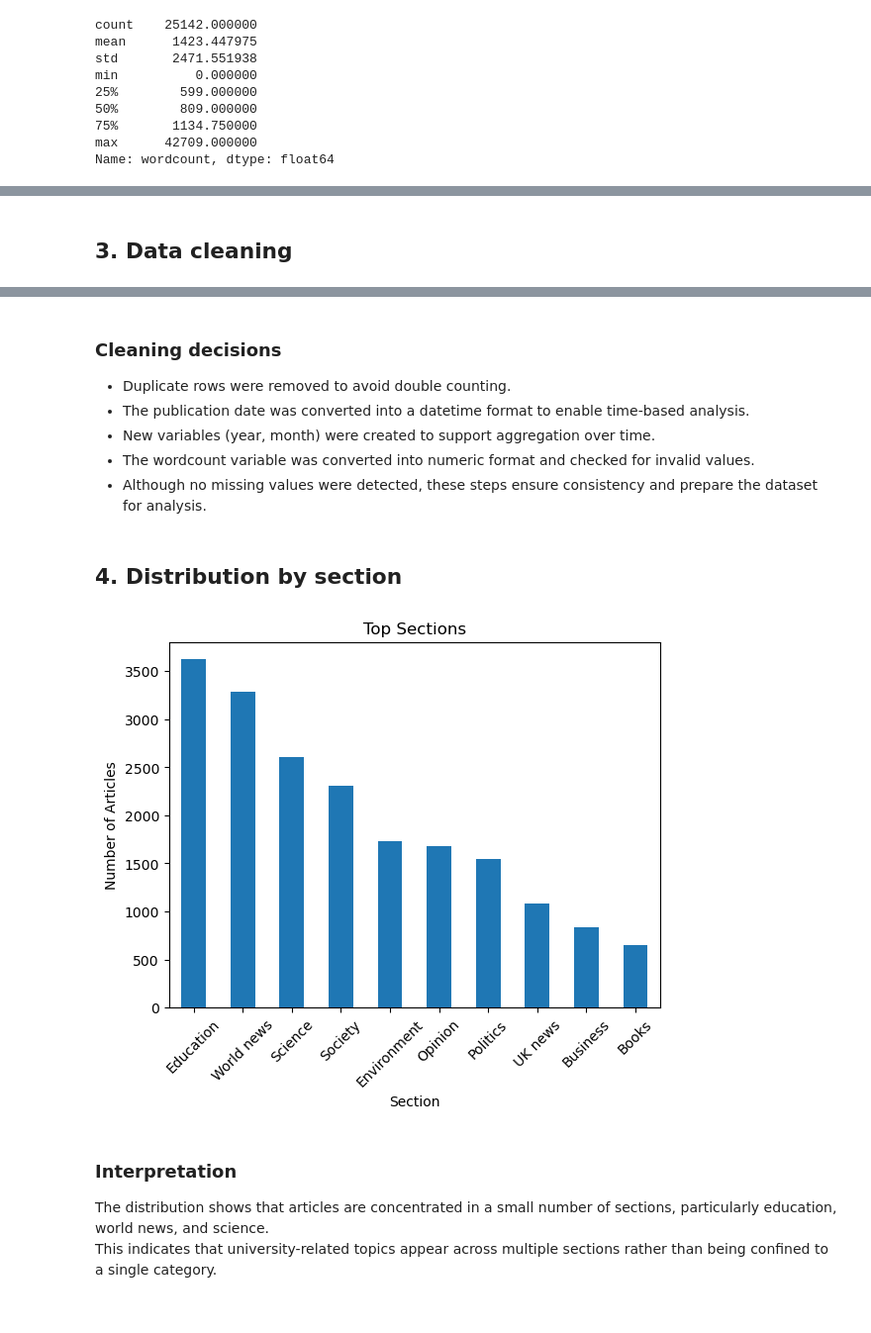
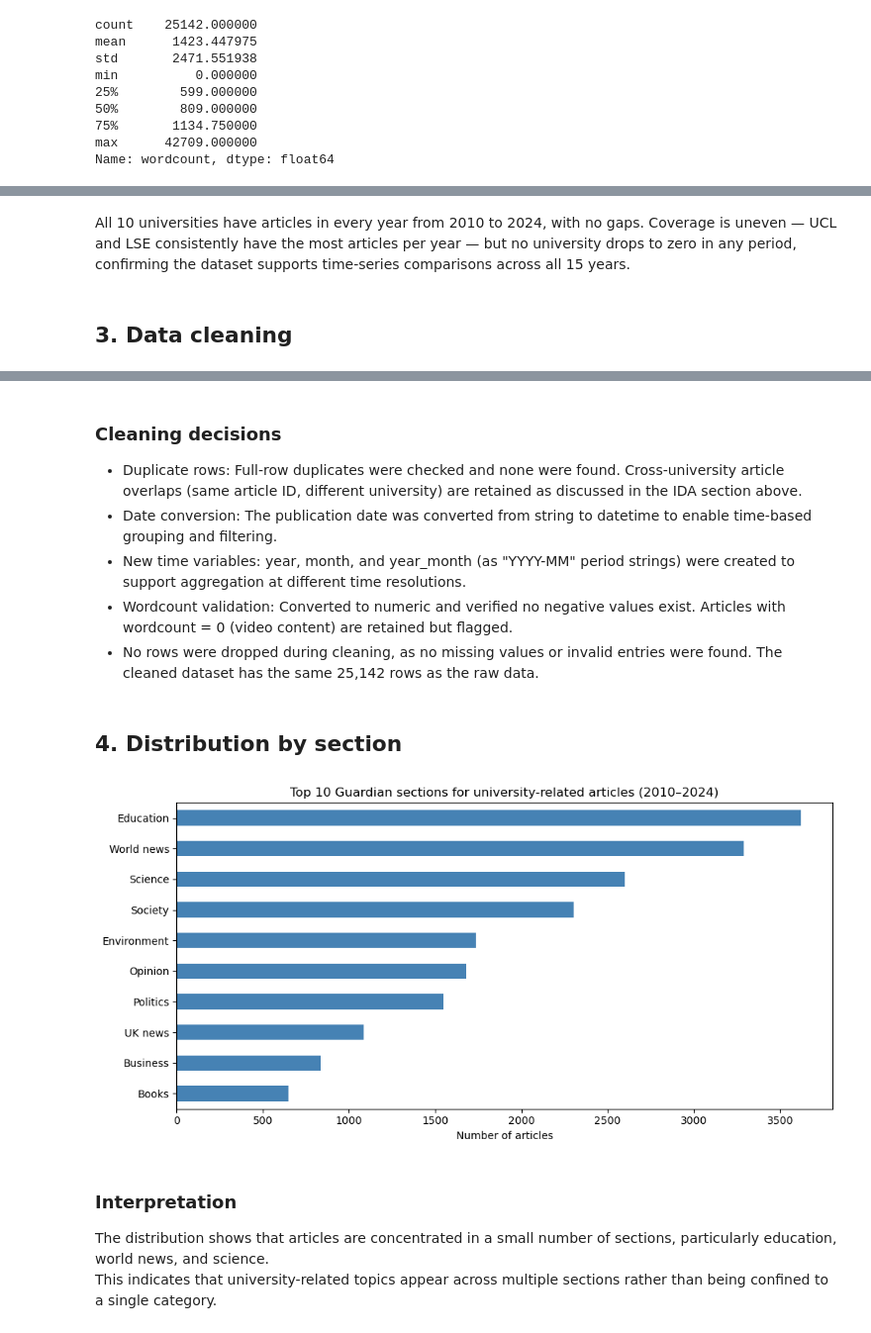
Before and after one commit to ruoxuannn/st115-guardian-project, a Jupyter notebook: Fei Bu.ipynb, the cells around one changed output, grey strips where cells are left out. Shown at 99% size. Cells and saved outputs as stored; diff of their text form; code cells hidden in the pictures.

Commit message:
checked fei bu.ipynb, ruo_xuan_intro.ipynb, shrinithi_themes.ipynb

```diff
--- a/Fei Bu.ipynb
+++ b/Fei Bu.ipynb
@@ -91,0 +157,5 @@ This suggests that the dataset is relatively clean and suitable for further proc
+# %%
+#check that each university has reasonable coverage across all years
+df['year'] = pd.to_datetime(df['webPublicationDate']).dt.year
+coverage = pd.crosstab(df['university'], df['year'])
+coverage
@@ -92,3 +175,5 @@ This suggests that the dataset is relatively clean and suitable for further proc
+# %% [markdown]
+All 10 universities have articles in every year from 2010 to 2024, with no gaps. Coverage is uneven — UCL and LSE consistently have the most articles per year — but no university drops to zero in any period, confirming the dataset supports time-series comparisons across all 15 years.
 # %% [markdown]
 ## 3. Data cleaning
 # %%
@@ -106,9 +191,7 @@ clean_df = clean_df.dropna(subset=["webPublicationDate"])
 # create time variables
 clean_df["year"] = clean_df["webPublicationDate"].dt.year
 clean_df["month"] = clean_df["webPublicationDate"].dt.month
-clean_df["year_month"] = (
-    clean_df["year"].astype(str) + "-" + clean_df["month"].astype(str)
-)
+clean_df["year_month"] = clean_df["year"].astype(str) + "-" + clean_df["month"].astype(str).str.zfill(2)
 
 # clean wordcount
 clean_df["wordcount"] = pd.to_numeric(clean_df["wordcount"])
@@ -128,27 +211,27 @@ clean_df.head()
 # %% [markdown]
 ### Cleaning decisions
 
-- Duplicate rows were removed to avoid double counting.
-- The publication date was converted into a datetime format to enable time-based analysis.
-- New variables (year, month) were created to support aggregation over time.
-- The wordcount variable was converted into numeric format and checked for invalid values.
-- Although no missing values were detected, these steps ensure consistency and prepare the dataset for analysis.
+- Duplicate rows: Full-row duplicates were checked and none were found. Cross-university article overlaps (same article ID, different university) are retained as discussed in the IDA section above.
+- Date conversion: The publication date was converted from string to datetime to enable time-based grouping and filtering.
+- New time variables: year, month, and year_month (as "YYYY-MM" period strings) were created to support aggregation at different time resolutions.
+- Wordcount validation: Converted to numeric and verified no negative values exist. Articles with wordcount = 0 (video content) are retained but flagged.
+- No rows were dropped during cleaning, as no missing values or invalid entries were found. The cleaned dataset has the same 25,142 rows as the raw data.
 # %% [markdown]
 ## 4. Distribution by section
 # %%
 section_counts = clean_df["sectionName"].value_counts().head(10)
 
-plt.figure()
-section_counts.plot(kind="bar")
+fig, ax = plt.subplots(figsize=(10, 5))
+section_counts.sort_values().plot(kind="barh", ax=ax, color="steelblue")
 
-plt.title("Top Sections")
-plt.xlabel("Section")
-plt.ylabel("Number of Articles")
+ax.set_title("Top 10 Guardian sections for university-related articles (2010–2024)", fontsize=12)
+ax.set_xlabel("Number of articles")
+ax.set_ylabel("")
 
-plt.xticks(rotation=45)
+plt.tight_layout()
 plt.show()
 # %% [output]
-[figure, old version]
+[figure, new version]
 # %% [markdown]
 ### Interpretation
 
```
Also changed, not shown: parts of 10 cells of this notebook, 2 other files.
